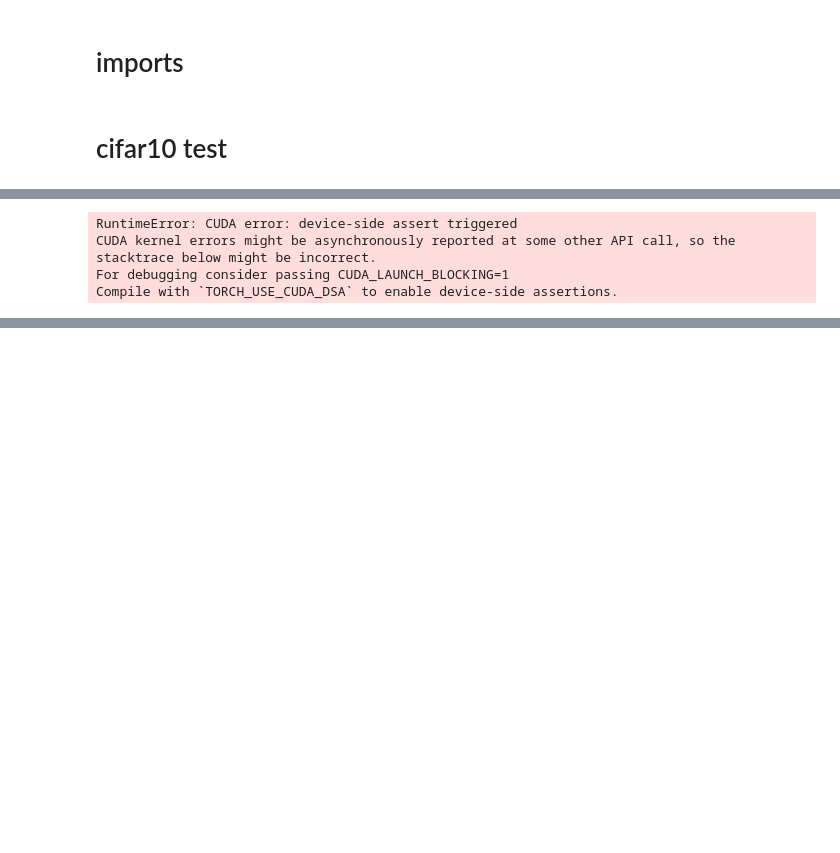
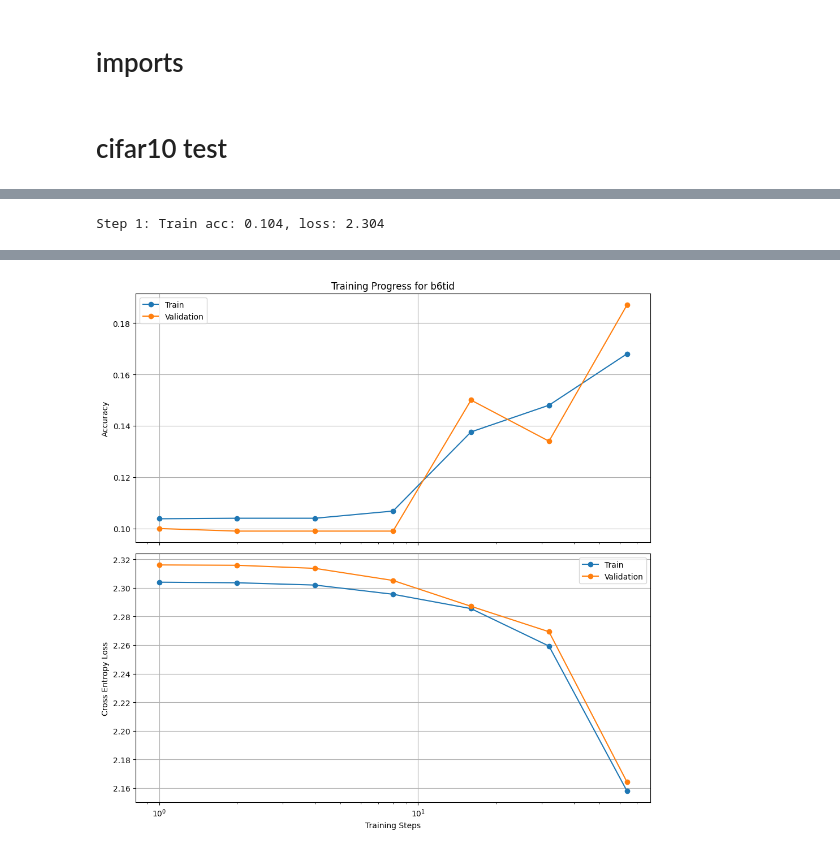
Before and after one commit to EleutherAI/basin-volume, a Jupyter notebook: notebooks/image.ipynb, the cells around one changed output, grey strips where cells are left out. Drawn from its saved outputs; the diff is of its cells as text; code cells hidden in the pictures; blank space fills up the shorter version.

Commit message:
image plots

```diff
--- a/notebooks/image.ipynb
+++ b/notebooks/image.ipynb
@@ -15,7 +16,7 @@ from tqdm import tqdm
 # %% [markdown]
 # cifar10 test
 # %%
-RUNS_DIR = "/mnt/ssd-1/adam/basin-volume/runs"
+RUNS_DIR = "/mnt/ssd-1/adam/basin-volume"
 # %%
 def evaluate_checkpoints(model_path):
     """
@@ -25,7 +26,6 @@ def evaluate_checkpoints(model_path):
         model_path (str): Path after /mnt/ssd-1/adam/basin-volume/runs/
                          e.g., "cifar10/convnext"
     """
-    RUNS_DIR = "/mnt/ssd-1/adam/basin-volume/runs"
 
     # Load and process datasets
     ds = load_dataset("cifar10")
@@ -129,7 +147,4 @@ KeyboardInterrupt:
 # %%
-metrics6 = evaluate_checkpoints("b16")
+metrics6 = evaluate_checkpoints("b6tid")
 # %% [output]
-RuntimeError: CUDA error: device-side assert triggered
-CUDA kernel errors might be asynchronously reported at some other API call, so the stacktrace below might be incorrect.
-For debugging consider passing CUDA_LAUNCH_BLOCKING=1
-Compile with `TORCH_USE_CUDA_DSA` to enable device-side assertions.
+Step 1: Train acc: 0.104, loss: 2.304
@@ -135,0 +164 @@ Compile with `TORCH_USE_CUDA_DSA` to enable device-side assertions.
+[figure, added]
```
Also changed, not shown: parts of 4 cells of this notebook.
